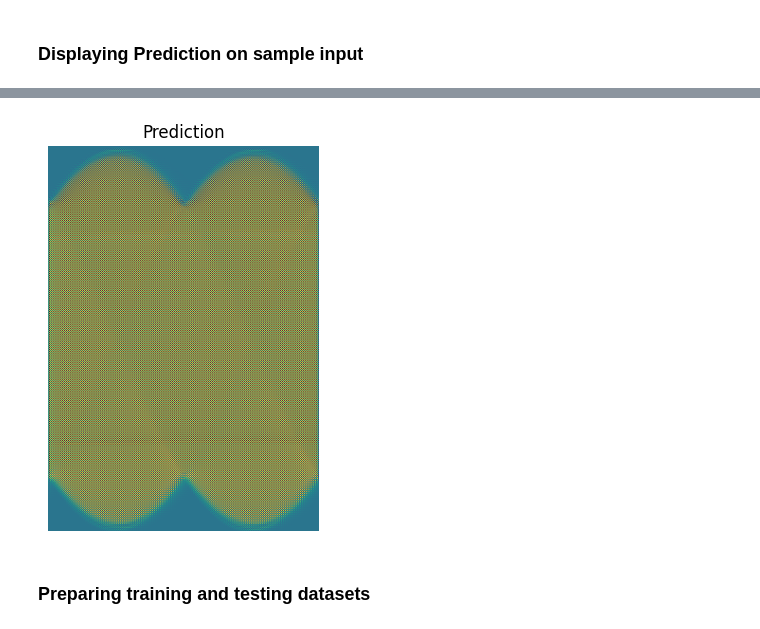
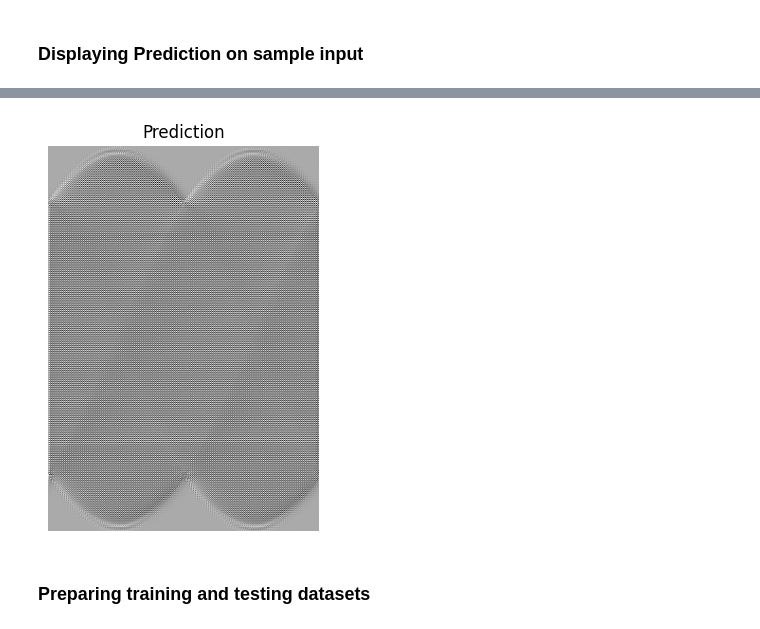
Before and after one commit to Bhar8at/DLR, a Jupyter notebook: model.ipynb, the cells around one changed output, grey strips where cells are left out. Saved outputs shown, nothing was run; the diff lists cells and outputs as text; code cells hidden in the pictures.

```diff
--- a/model.ipynb
+++ b/model.ipynb
@@ -125,17 +136,17 @@ prediction_sinogram = model.predict(sinogram_with_batch)
 # %%
 # Remove the batch dimension and single channel dimension from the prediction
 # np.squeeze removes dimensions of size 1
 prediction_to_plot = np.squeeze(prediction_sinogram)
 
 plt.figure(figsize=(10, 5))
 # Display the prediction
 plt.subplot(1, 1, 1) # Use 1,1,1 for a single plot
-plt.imshow(prediction_to_plot) # Use gray colormap for single channel
+plt.imshow(prediction_to_plot, cmap = plt.cm.Greys_r)
 plt.title('Prediction')
 plt.axis('off')
 plt.show()
 # %% [output]
-[figure, old version]
+[figure, new version]
 # %% [markdown]
 ### Preparing training and testing datasets
 # %%
```
Also changed, not shown: parts of 9 cells of this notebook.
